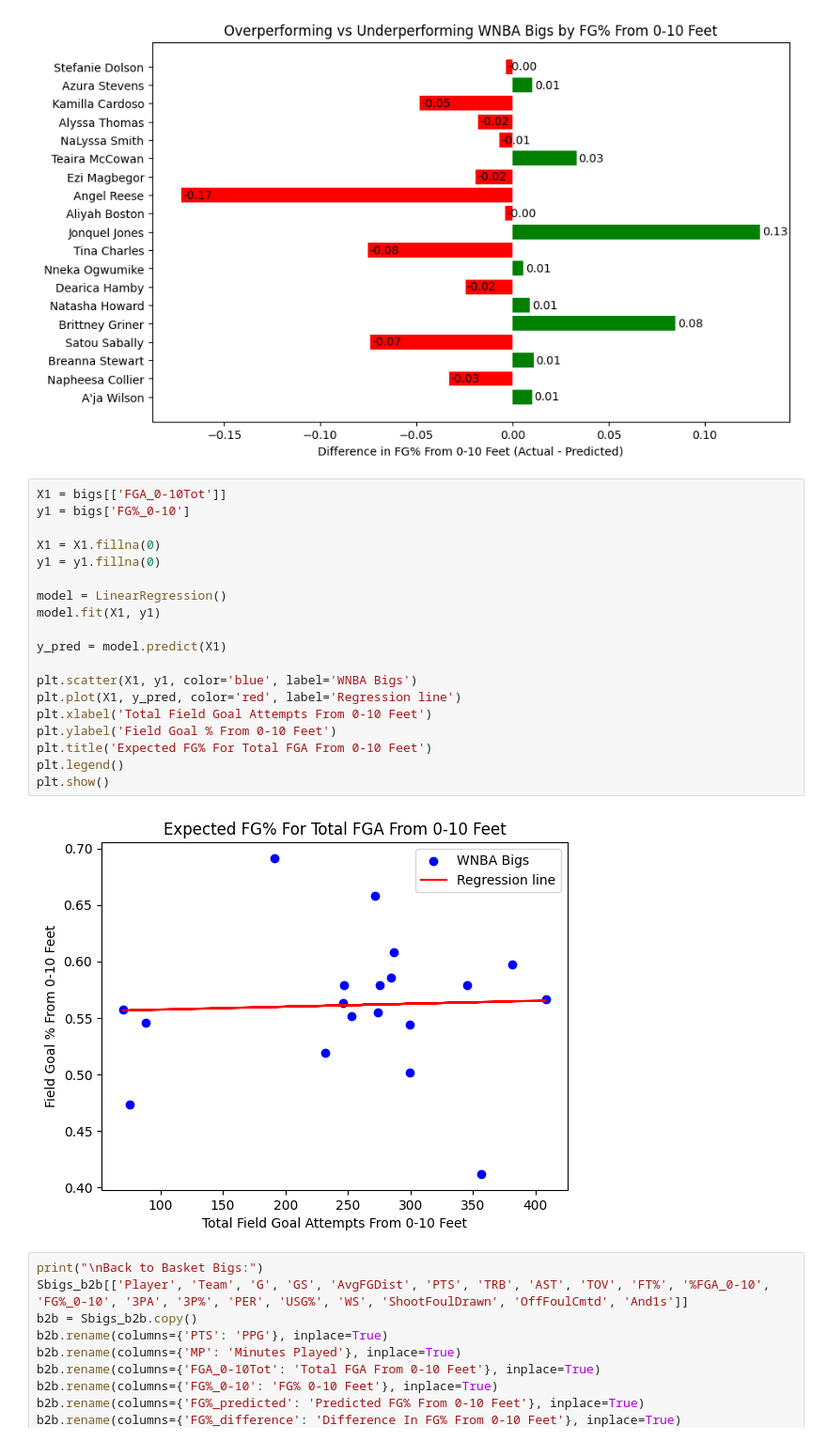
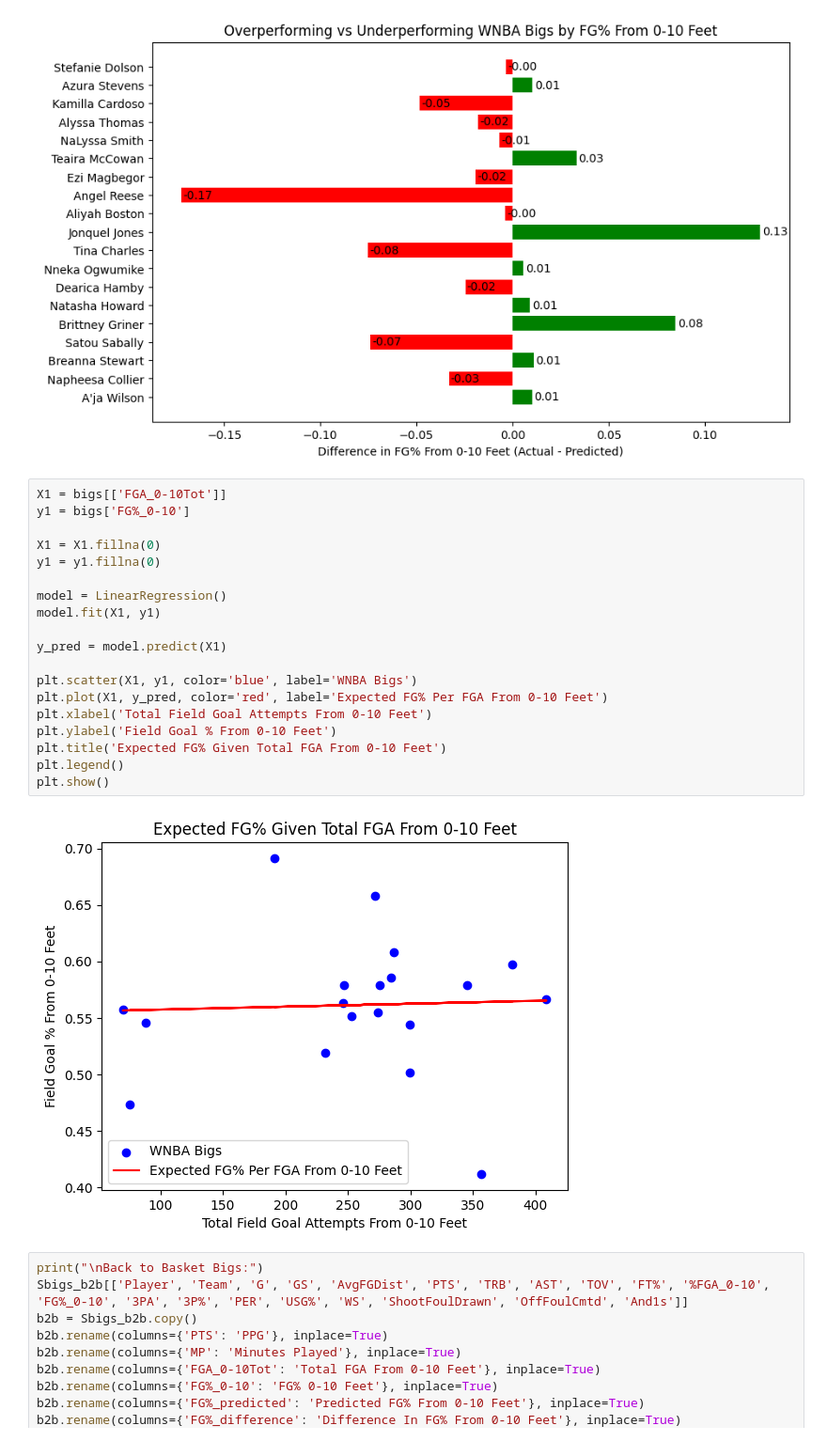
Before and after one commit to vtrackstar/Google-DA-Projects, a Jupyter notebook: 2024-wnba-bigs-linear-regression-and-kmeans.ipynb, the cells around one changed output. Shown at 94% size. Cells and saved outputs as stored; diff of their text form.

Commit message:
Kaggle Notebook | 2024 WNBA Bigs: Linear Regression and KMeans | Version 10

```diff
--- a/2024-wnba-bigs-linear-regression-and-kmeans.ipynb
+++ b/2024-wnba-bigs-linear-regression-and-kmeans.ipynb
@@ -208,24 +208,24 @@ plt.show()
 # %%
 X1 = bigs[['FGA_0-10Tot']]
 y1 = bigs['FG%_0-10']
 
 X1 = X1.fillna(0)
 y1 = y1.fillna(0)
 
 model = LinearRegression()
 model.fit(X1, y1)
 
 y_pred = model.predict(X1)
 
 plt.scatter(X1, y1, color='blue', label='WNBA Bigs')
-plt.plot(X1, y_pred, color='red', label='Regression line')
+plt.plot(X1, y_pred, color='red', label='Expected FG% Per FGA From 0-10 Feet')
 plt.xlabel('Total Field Goal Attempts From 0-10 Feet')
 plt.ylabel('Field Goal % From 0-10 Feet')
-plt.title('Expected FG% For Total FGA From 0-10 Feet')
+plt.title('Expected FG% Given Total FGA From 0-10 Feet')
 plt.legend()
 plt.show()
 # %% [output]
-[figure, old version]
+[figure, new version]
 # %%
 print("\nBack to Basket Bigs:")
 Sbigs_b2b[['Player', 'Team', 'G', 'GS', 'AvgFGDist', 'PTS', 'TRB', 'AST', 'TOV', 'FT%', '%FGA_0-10', 'FG%_0-10', '3PA', '3P%', 'PER', 'USG%', 'WS', 'ShootFoulDrawn', 'OffFoulCmtd', 'And1s']]
```
Also changed, not shown: parts of 1 cell of this notebook.
